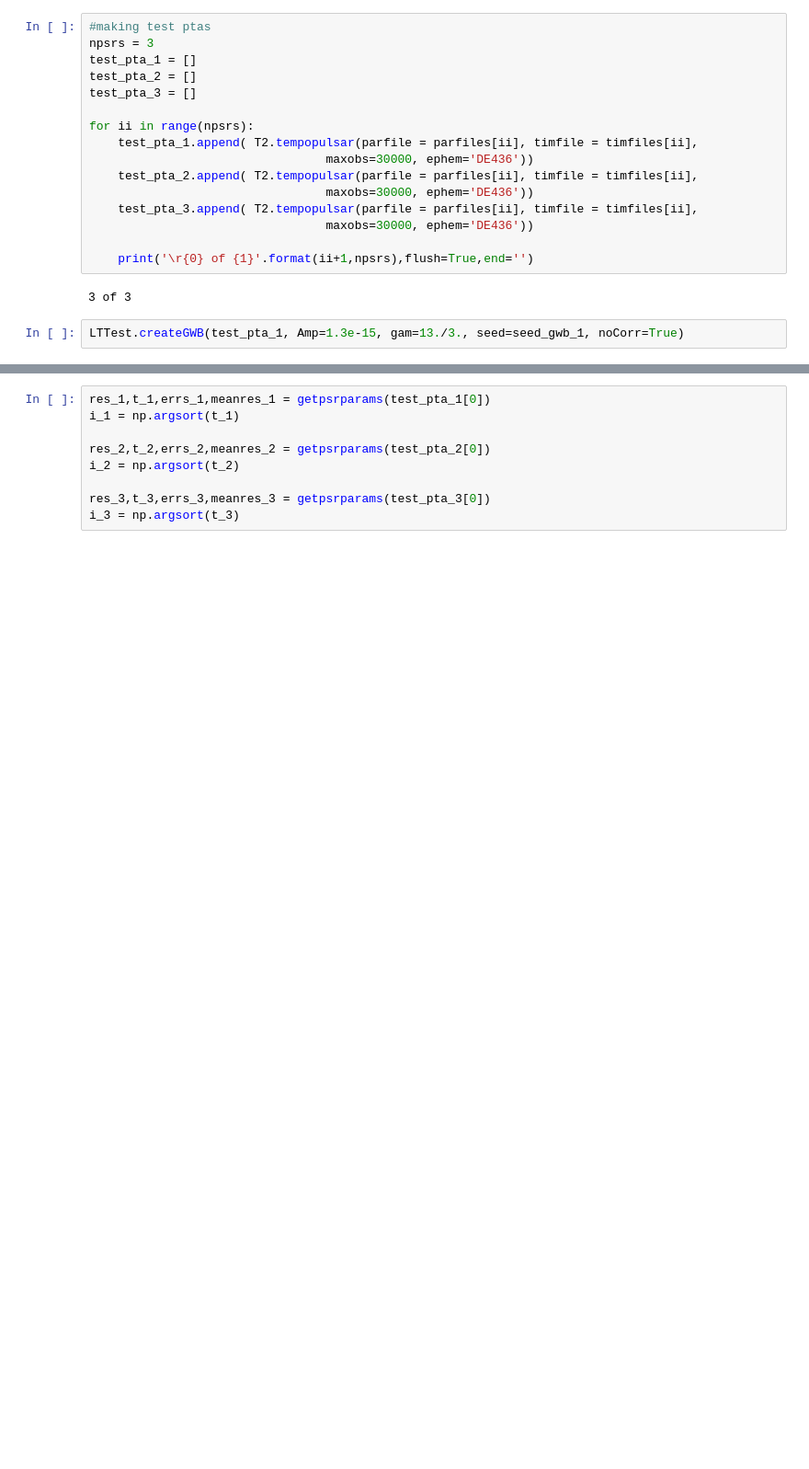
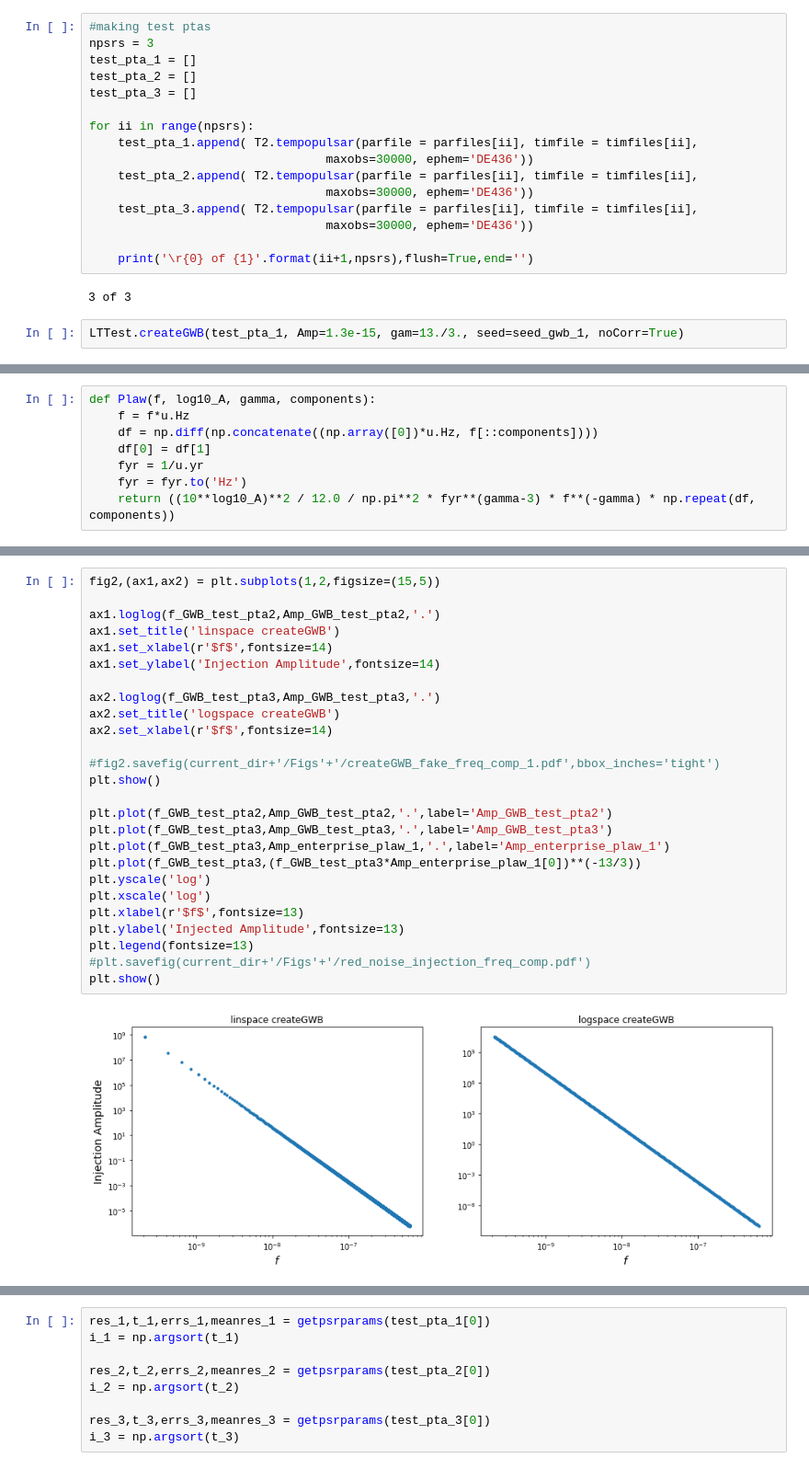
Before and after one commit to LBJ-Wade/NANOGrav, a Jupyter notebook: BackgroundInjections/toasim_testing/comparisons_v2.ipynb, the cells around one changed output, grey strips where cells are left out. Shown at 92% size. Drawn from its saved outputs; the diff is of its cells as text; blank space fills up the shorter version.

```diff
--- a/BackgroundInjections/toasim_testing/comparisons_v2.ipynb
+++ b/BackgroundInjections/toasim_testing/comparisons_v2.ipynb
@@ -266,0 +263,8 @@ f_GWB_test_pta3,Amp_GWB_test_pta3,Res_f3 = MyT.createGWB(test_pta_3, Amp=1.3e-15
+# %%
+def Plaw(f, log10_A, gamma, components):
+    f = f*u.Hz
+    df = np.diff(np.concatenate((np.array([0])*u.Hz, f[::components])))
+    df[0] = df[1]
+    fyr = 1/u.yr
+    fyr = fyr.to('Hz')
+    return ((10**log10_A)**2 / 12.0 / np.pi**2 * fyr**(gamma-3) * f**(-gamma) * np.repeat(df, components))
@@ -266,0 +284,28 @@ f_GWB_test_pta3,Amp_GWB_test_pta3,Res_f3 = MyT.createGWB(test_pta_3, Amp=1.3e-15
+# %%
+fig2,(ax1,ax2) = plt.subplots(1,2,figsize=(15,5))
+
+ax1.loglog(f_GWB_test_pta2,Amp_GWB_test_pta2,'.')
+ax1.set_title('linspace createGWB')
+ax1.set_xlabel(r'$f$',fontsize=14)
+ax1.set_ylabel('Injection Amplitude',fontsize=14)
+
+ax2.loglog(f_GWB_test_pta3,Amp_GWB_test_pta3,'.')
+ax2.set_title('logspace createGWB')
+ax2.set_xlabel(r'$f$',fontsize=14)
+
+#fig2.savefig(current_dir+'/Figs'+'/createGWB_fake_freq_comp_1.pdf',bbox_inches='tight')
+plt.show()
+
+plt.plot(f_GWB_test_pta2,Amp_GWB_test_pta2,'.',label='Amp_GWB_test_pta2')
+plt.plot(f_GWB_test_pta3,Amp_GWB_test_pta3,'.',label='Amp_GWB_test_pta3')
+plt.plot(f_GWB_test_pta3,Amp_enterprise_plaw_1,'.',label='Amp_enterprise_plaw_1')
+plt.plot(f_GWB_test_pta3,(f_GWB_test_pta3*Amp_enterprise_plaw_1[0])**(-13/3))
+plt.yscale('log')
+plt.xscale('log')
+plt.xlabel(r'$f$',fontsize=13)
+plt.ylabel('Injected Amplitude',fontsize=13)
+plt.legend(fontsize=13)
+#plt.savefig(current_dir+'/Figs'+'/red_noise_injection_freq_comp.pdf')
+plt.show()
+# %% [output]
+[figure, added]
```
Also changed, not shown: parts of 16 cells of this notebook, 1 other file.
